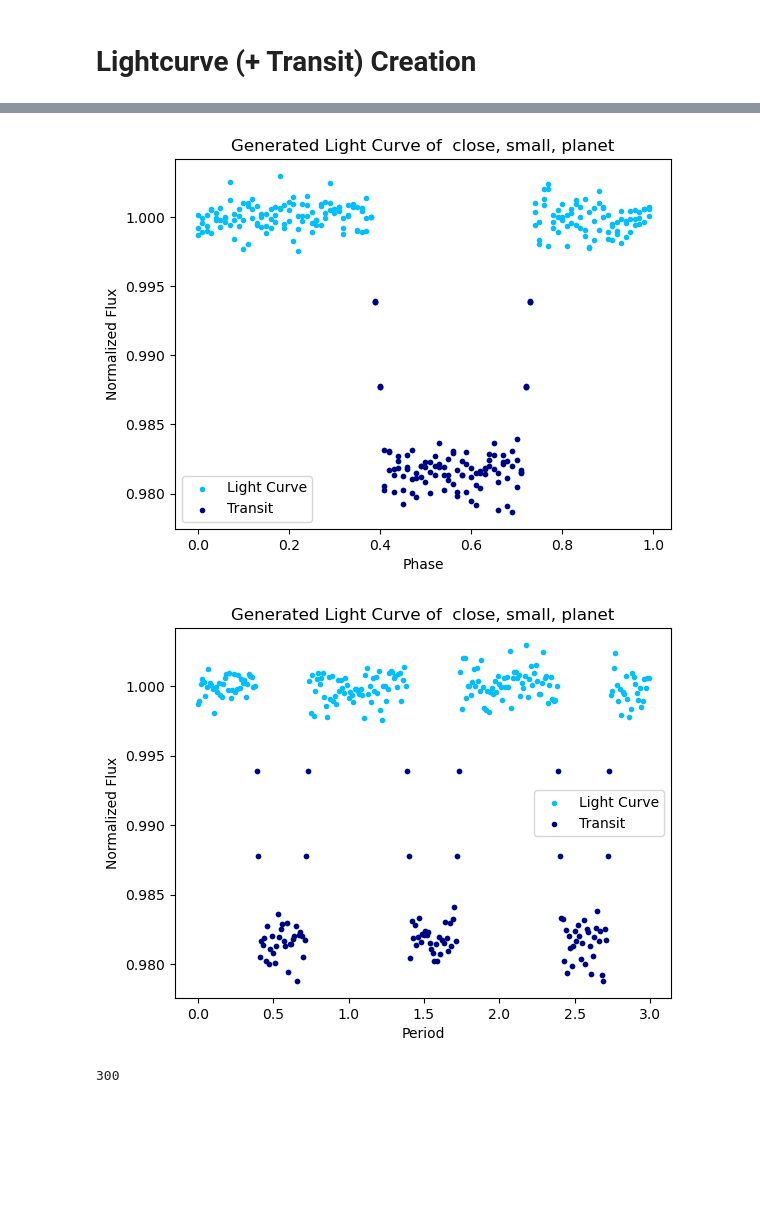
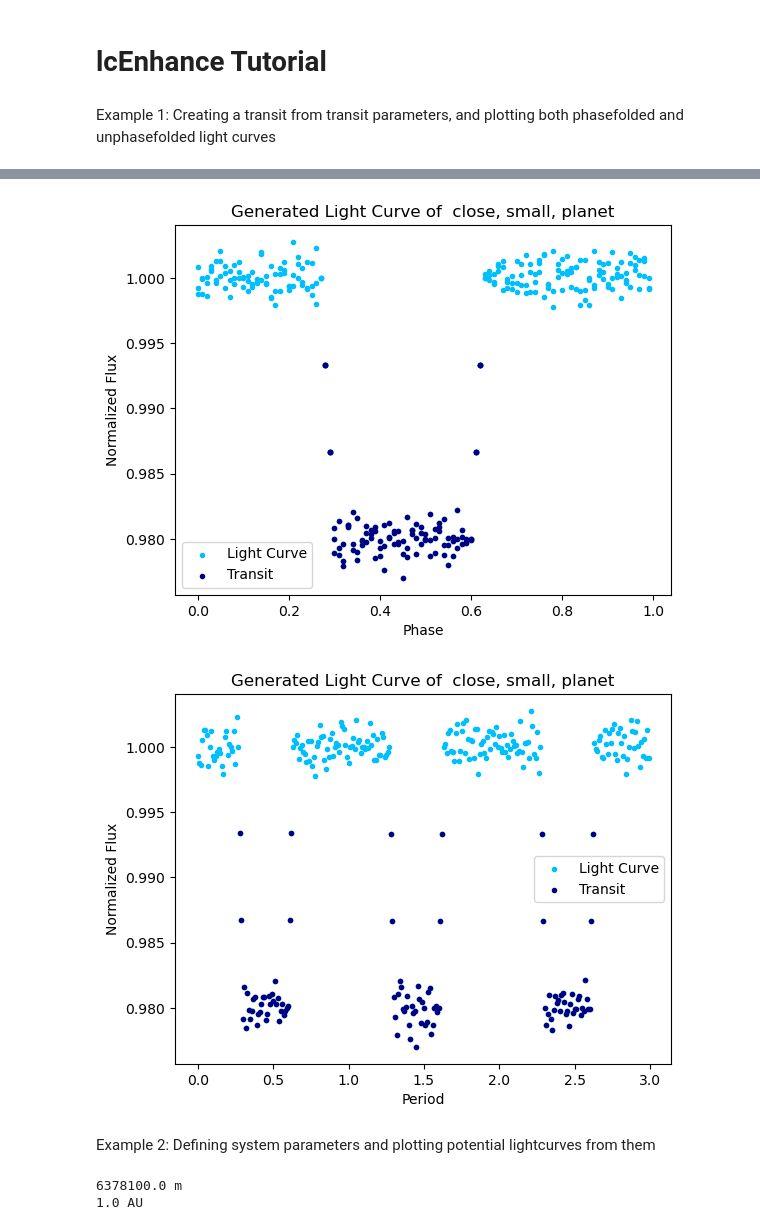
Before and after one commit to skleiman27/codeastroproject, a Jupyter notebook: lcEnhance/tutorial_in_work.ipynb, the cells around one changed output, grey strips where cells are left out. Drawn from its saved outputs; the diff is of its cells as text; code cells hidden in the pictures; blank space fills up the shorter version.

Commit message:
Updated tutorial doc with class exs

```diff
--- a/lcEnhance/tutorial_in_work.ipynb
+++ b/lcEnhance/tutorial_in_work.ipynb
@@ -1,3 +1,3 @@
 # %% [markdown]
-# Lightcurve (+ Transit) Creation
+# lcEnhance Tutorial
 # %%
@@ -5,8 +6,10 @@ import numpy as np
 import matplotlib.pyplot as plt
 import lightcurveenhanced as lce
 plt.rcParams["lines.markersize"] = 3
+# %% [markdown]
+Example 1: Creating a transit from transit parameters, and plotting both phasefolded and unphasefolded light curves
 # %%
 shallow_long_transit = lce.LightCurveTheoretical(ticksinper = 100, depth = .02, duration = .3, numper = 3, name = " close, small, planet")
-y = shallow_long_transit.plot_transit(phase_flag=True)
-shallow_long_transit.plot_transit(phase_flag=False)
+_ = shallow_long_transit.plot_transit(phase_flag=True) #assigning to _ to mute output from matplotlib.
+_ = shallow_long_transit.plot_transit(phase_flag=False)
 # %% [output]
@@ -30,7 +16,12 @@ shallow_long_transit.plot_transit(phase_flag=False)
-[figure, old version]
+[figure, new version]
-[figure, old version]
+[figure, new version]
-# %%
-len(y[1])
-# %% [output]
-300
+# %% [markdown]
+Example 2: Defining system parameters and plotting potential lightcurves from them
+# %%
+earth = lce.Exoplanet(1, 1, rad_unit = "R_earth")
+print(earth.radius.to('m'))
+print(earth.a)
+# %% [output]
+6378100.0 m
+1.0 AU
 # %%
```
Also changed, not shown: parts of 11 cells of this notebook, 1 other file.
